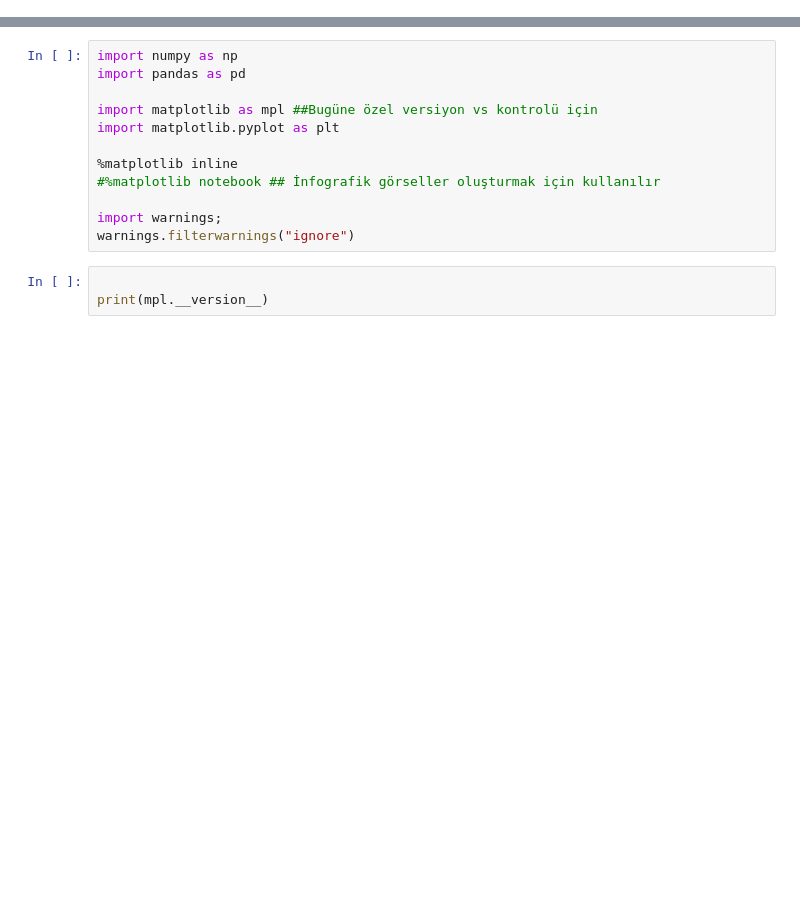
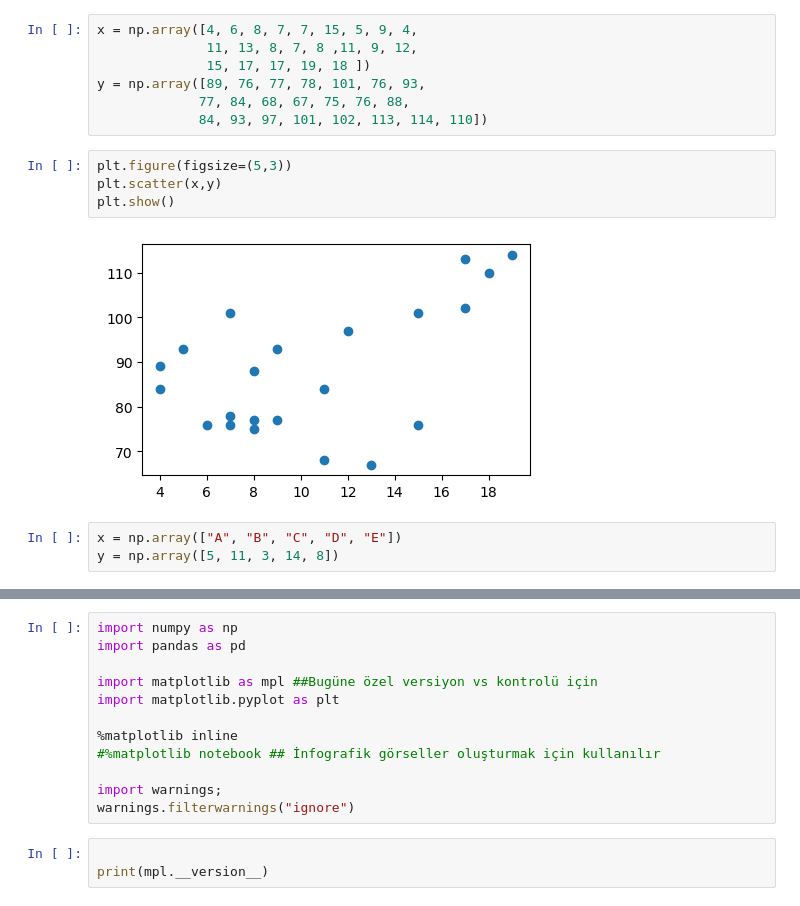
Before and after one commit to Duygu-Jones/SQL, a Jupyter notebook: 07-DATA VISUALIZATION - MATPLOTLIB/Matplotlib1 _01-04-05-06 April 2024.ipynb, the cells around one changed output, grey strips where cells are left out. Cells and saved outputs as stored; diff of their text form; blank space fills up the shorter version.

```diff
--- a/07-DATA VISUALIZATION - MATPLOTLIB/Matplotlib1 _01-04-05-06 April 2024.ipynb
+++ b/07-DATA VISUALIZATION - MATPLOTLIB/Matplotlib1 _01-04-05-06 April 2024.ipynb
@@ -4,0 +57,16 @@
+# %%
+x = np.array([4, 6, 8, 7, 7, 15, 5, 9, 4,
+              11, 13, 8, 7, 8 ,11, 9, 12,
+              15, 17, 17, 19, 18 ])
+y = np.array([89, 76, 77, 78, 101, 76, 93,
+             77, 84, 68, 67, 75, 76, 88,
+             84, 93, 97, 101, 102, 113, 114, 110])
+# %%
+plt.figure(figsize=(5,3))
+plt.scatter(x,y)
+plt.show()
+# %% [output]
+[figure, added]
+# %%
+x = np.array(["A", "B", "C", "D", "E"])
+y = np.array([5, 11, 3, 14, 8])
```
Also changed, not shown: parts of 39 cells of this notebook, 7 other files.
